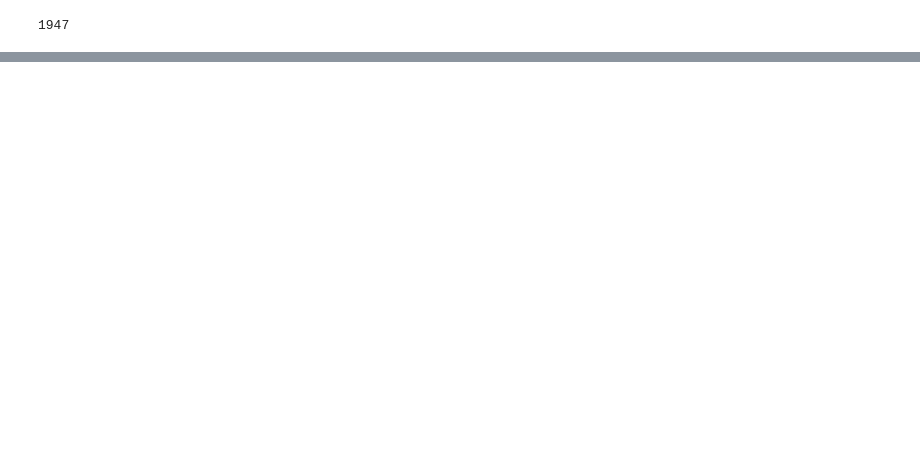
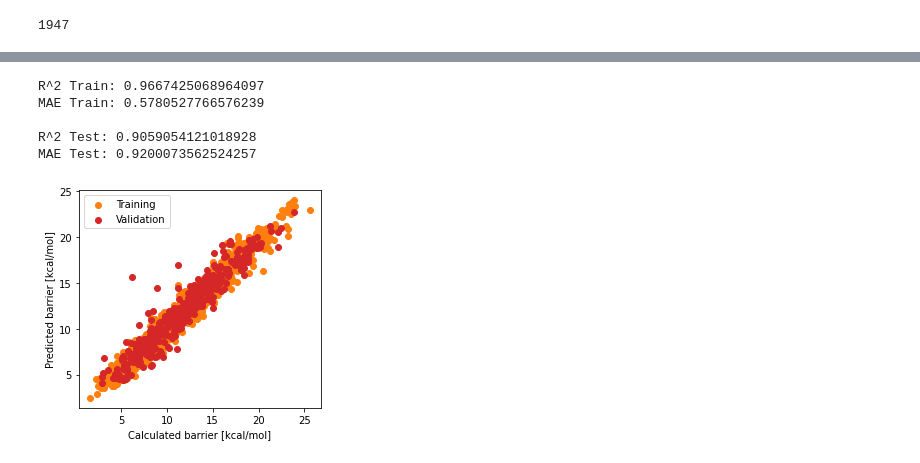
Before and after one commit to ju-leon/bachelor-thesis, a Jupyter notebook: code/Dscribe Encode.ipynb, the cells around one changed output, grey strips where cells are left out. Cells and saved outputs as stored; diff of their text form; code cells hidden in the pictures; blank space fills up the shorter version.

```diff
--- a/code/Dscribe Encode.ipynb
+++ b/code/Dscribe Encode.ipynb
@@ -67,0 +154,2 @@ Atom('Ir', [0.470551, 0.04821, 0.202797], index=0)
+# %%
+(trainX_cnn, testX_cnn, trainY, testY) = train_test_split(features_cnn, labels, test_size=0.2, random_state=32)
@@ -67,0 +283,16 @@ Atom('Ir', [0.470551, 0.04821, 0.202797], index=0)
+# %%
+opt = keras.optimizers.Adam(learning_rate=0.001)
+#opt = keras.optimizers.RMSprop(learning_rate=0.0001)
+#opt = keras.optimizers.SGD(learning_rate=0.0001, momentum=0.0)
+model_full.compile(loss="mean_squared_error", optimizer=opt)
+
+def step_decay(epoch):
+   initial_lrate = 0.001
+   drop = 0.6
+   epochs_drop = 80.0
+   lrate = initial_lrate * math.pow(drop,
+           math.floor((1+epoch)/epochs_drop))
+   print(lrate)
+   return lrate
+# %%
+H = model_full.fit(x=trainX_cnn, y=trainY_scaled, validation_data=(testX_cnn, testY_scaled), epochs=1000, batch_size=256, callbacks = [tf.keras.callbacks.LearningRateScheduler(step_decay)])
@@ -67,0 +342,31 @@ Atom('Ir', [0.470551, 0.04821, 0.202797], index=0)
+# %%
+print("R^2 Train: " + str(reg_stats(trainY_scaled, model_full.predict(trainX_cnn), barrierScaler)[0]))
+print("MAE Train: " + str(reg_stats(trainY_scaled, model_full.predict(trainX_cnn), barrierScaler)[1]))
+print("")
+print("R^2 Test: " + str(reg_stats(testY_scaled, model_full.predict(testX_cnn), barrierScaler)[0]))
+print("MAE Test: " + str(reg_stats(testY_scaled, model_full.predict(testX_cnn), barrierScaler)[1]))
+
+train_y_pred = barrierScaler.inverse_transform(model_full.predict(trainX_cnn))
+train_y_real = barrierScaler.inverse_transform(trainY_scaled)
+
+test_y_pred = barrierScaler.inverse_transform(model_full.predict(testX_cnn))
+test_y_real = barrierScaler.inverse_transform(testY_scaled)
+
+
+fig = plt.figure()
+ax = fig.add_subplot(111)
+ax.scatter(train_y_real, train_y_pred, marker="o", c="C1", label="Training")
+ax.scatter(test_y_real, test_y_pred, marker="o", c="C3", label="Validation")
+ax.set_aspect('equal')
+ax.set_xlabel("Calculated barrier [kcal/mol]")
+ax.set_ylabel("Predicted barrier [kcal/mol]")
+ax.legend(loc="upper left")
+
+plt.show()
+# %% [output]
+R^2 Train: 0.9667425068964097
+MAE Train: 0.5780527766576239
+
+R^2 Test: 0.9059054121018928
+MAE Test: 0.9200073562524257
+[figure, added]
```
Also changed, not shown: parts of 18 cells of this notebook.
